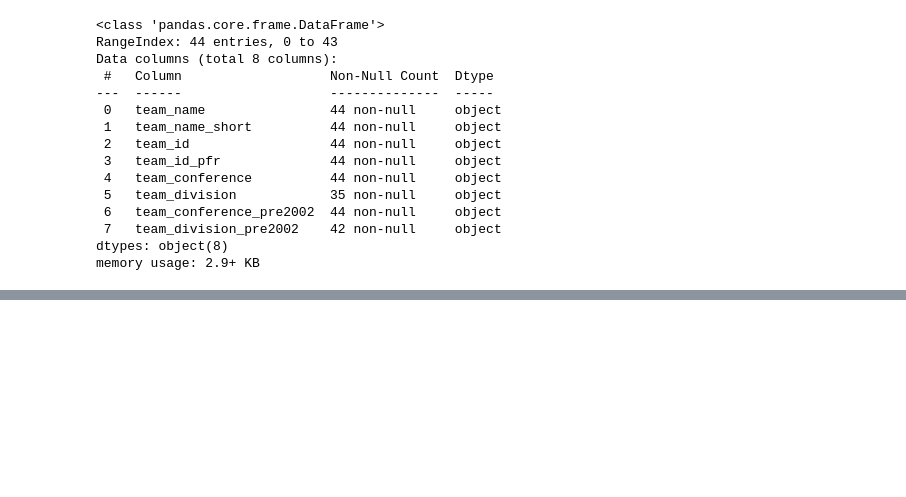
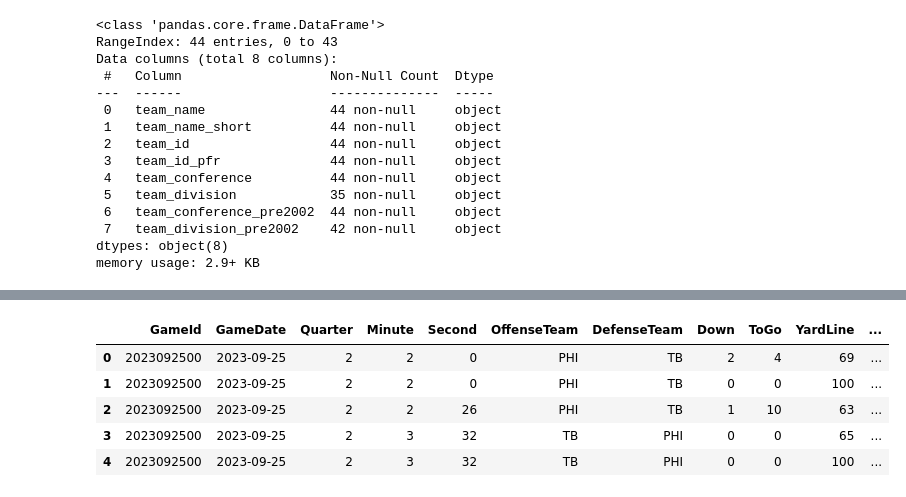
Before and after one commit to jtunley14/SundayProphet, a Jupyter notebook: NFL Sports Betting Capstone.ipynb, the cells around one changed output, grey strips where cells are left out. Cells and saved outputs as stored; diff of their text form; code cells hidden in the pictures; blank space fills up the shorter version.

```diff
--- a/NFL Sports Betting Capstone.ipynb
+++ b/NFL Sports Betting Capstone.ipynb
@@ -475,0 +881,9 @@ pbp22 = pd.read_csv('/Users/justintunley/Documents/BrainStation/Capstone/Data Se
+# %%
+pbp23.head()
+# %% [output]
+|  | GameId | GameDate | Quarter | Minute | Second | OffenseTeam | DefenseTeam | Down | ToGo | YardLine | ... |
+| 0 | 2023092500 | 2023-09-25 | 2 | 2 | 0 | PHI | TB | 2 | 4 | 69 | ... |
+| 1 | 2023092500 | 2023-09-25 | 2 | 2 | 0 | PHI | TB | 0 | 0 | 100 | ... |
+| 2 | 2023092500 | 2023-09-25 | 2 | 2 | 26 | PHI | TB | 1 | 10 | 63 | ... |
+| 3 | 2023092500 | 2023-09-25 | 2 | 3 | 32 | TB | PHI | 0 | 0 | 65 | ... |
+| 4 | 2023092500 | 2023-09-25 | 2 | 3 | 32 | TB | PHI | 0 | 0 | 100 | ... |
```
Also changed, not shown: parts of 52 cells of this notebook.
